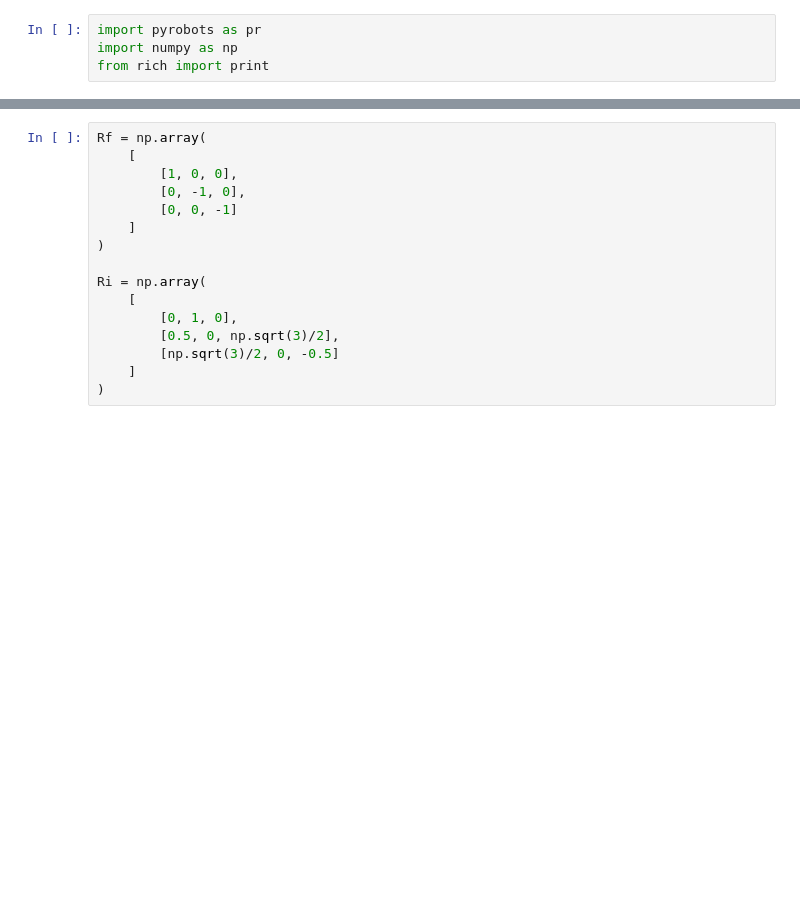
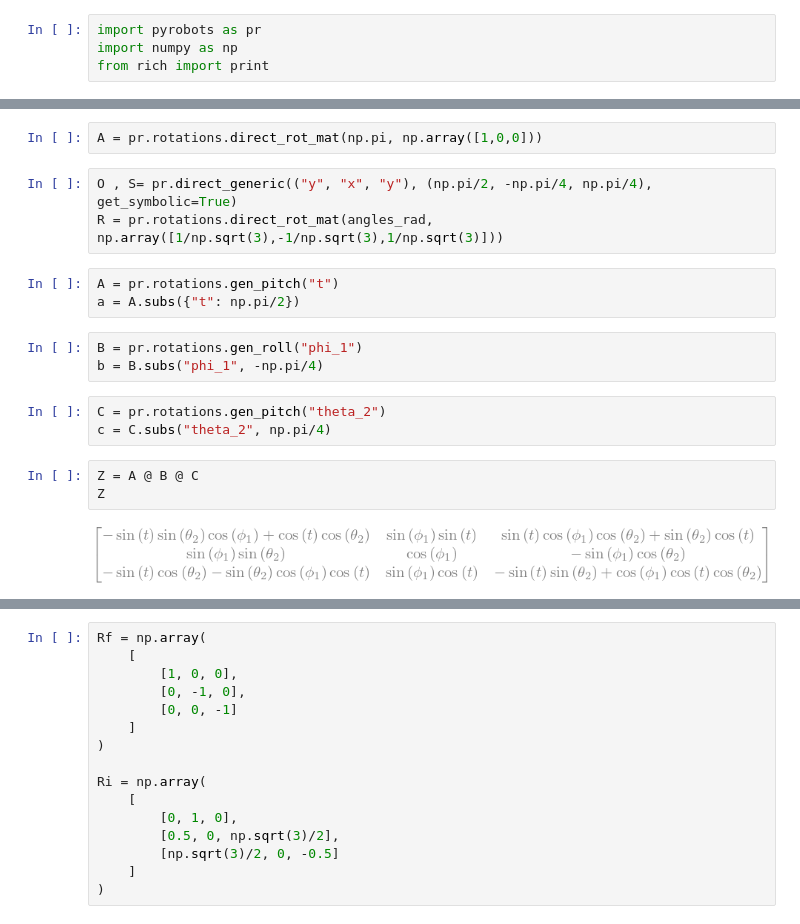
Before and after one commit to dario-loi/robotics_I_scripts, a Jupyter notebook: scrapbook.ipynb, the cells around one changed output, grey strips where cells are left out. Drawn from its saved outputs; the diff is of its cells as text; blank space fills up the shorter version.

```diff
--- a/scrapbook.ipynb
+++ b/scrapbook.ipynb
@@ -18,0 +28,19 @@ pr.direct_symbolic(("y", "x", "y"))
+# %%
+A = pr.rotations.direct_rot_mat(np.pi, np.array([1,0,0]))
+# %%
+O , S= pr.direct_generic(("y", "x", "y"), (np.pi/2, -np.pi/4, np.pi/4), get_symbolic=True)
+R = pr.rotations.direct_rot_mat(angles_rad, np.array([1/np.sqrt(3),-1/np.sqrt(3),1/np.sqrt(3)]))
+# %%
+A = pr.rotations.gen_pitch("t")
+a = A.subs({"t": np.pi/2})
+# %%
+B = pr.rotations.gen_roll("phi_1")
+b = B.subs("phi_1", -np.pi/4)
+# %%
+C = pr.rotations.gen_pitch("theta_2")
+c = C.subs("theta_2", np.pi/4)
+# %%
+Z = A @ B @ C
+Z
+# %% [output]
+[figure, added]
```
Also changed, not shown: parts of 23 cells of this notebook, 1 other file.
